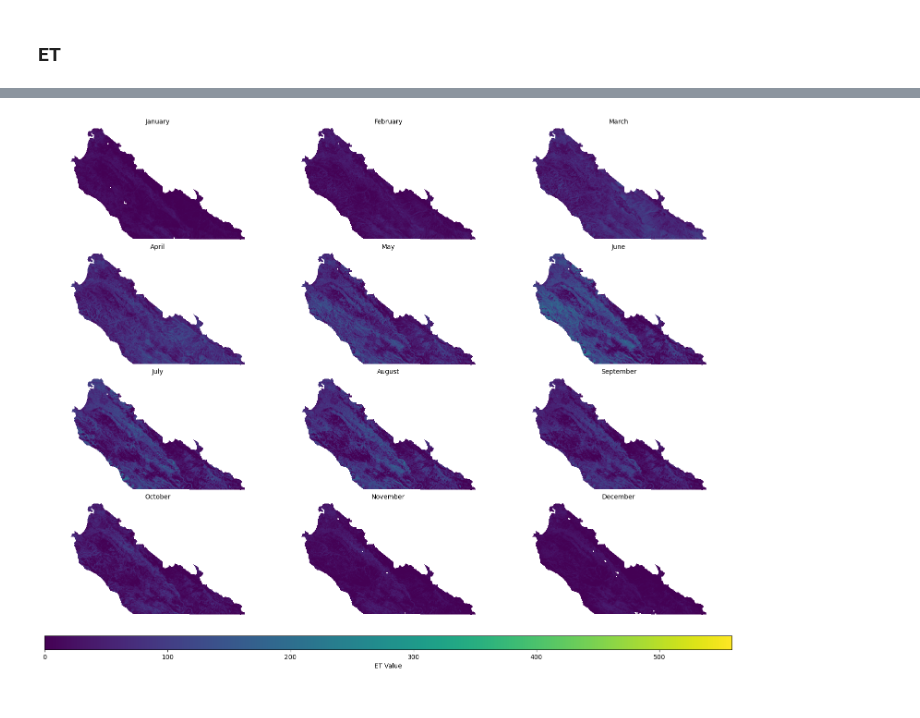
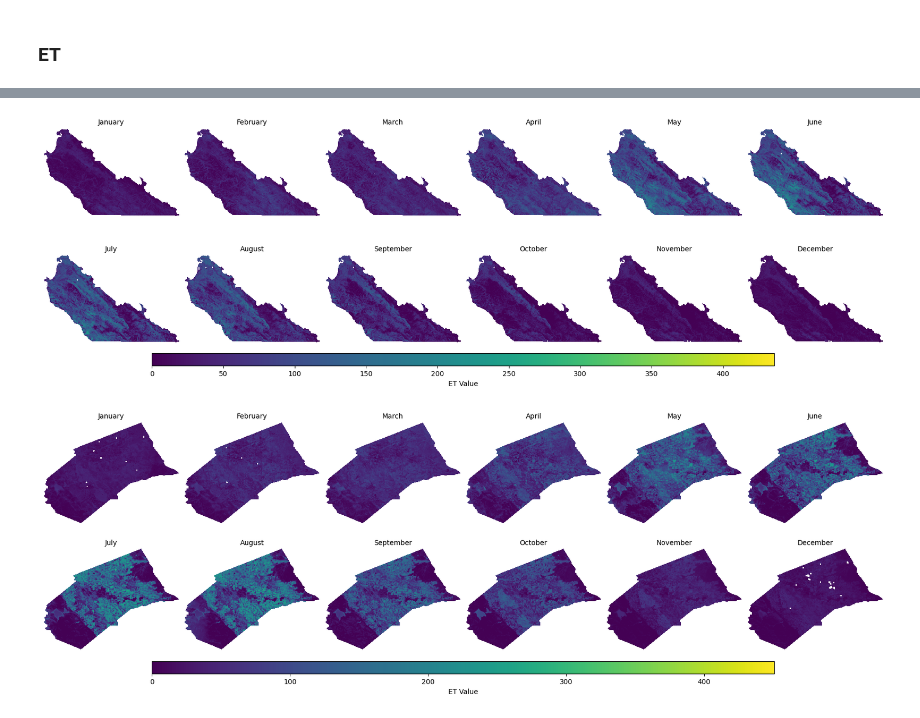
Before and after one commit to plant-ai-biophysics-lab/california-crop-yield-benchmark, a Jupyter notebook: dataset/download_county_dataset/download_et_data.ipynb, the cells around one changed output, grey strips where cells are left out. Cells and saved outputs as stored; diff of their text form; code cells hidden in the pictures.

```diff
--- a/dataset/download_county_dataset/download_et_data.ipynb
+++ b/dataset/download_county_dataset/download_et_data.ipynb
@@ -85,53 +31,10 @@ Export task Yolo_OpenET_2022_12 started.
-# %%
-import os
-import rasterio
-import numpy as np
-import matplotlib.pyplot as plt
-
-# Function to plot 12 TIFF files
-def plot_tiff_files(folder_path):
-    # Get a list of all TIFF files in the folder
-    tiff_files = [os.path.join(folder_path, f) for f in os.listdir(folder_path) if f.endswith('.tiff') or f.endswith('.tif')]
-
-    # Sort files for consistent order
-    tiff_files.sort()
-
-    # Month names for titles
-    months = ["January", "February", "March", "April", "May", "June", "July", "August", "September", "October", "November", "December"]
-
-    # Read all TIFF files and store data in a list
-    data_list = []
-    for tiff_file in tiff_files:
-        with rasterio.open(tiff_file) as src:
-            data = src.read(1)  # Read the first band
-            data_list.append(data)
-
-    # Determine the global min and max values across all files
-    global_min = min([np.nanmin(data) for data in data_list])
-    global_max = max([np.nanmax(data) for data in data_list])
-
-    # Set up the plot grid
-    fig, axes = plt.subplots(4, 3, figsize=(15, 12), constrained_layout=True)
-    axes = axes.flatten()
-
-    # Plot each TIFF file
-    for i, (data, ax) in enumerate(zip(data_list, axes)):
-        im = ax.imshow(data, cmap='viridis', vmin=global_min, vmax=global_max)
-        ax.set_title(months[i], fontsize=10)
-        ax.axis('off')
-
-    # Remove any unused subplots
-    for ax in axes[len(data_list):]:
-        ax.axis('off')
-
-    # Add a single colorbar for the entire figure
-    cbar = fig.colorbar(im, ax=axes, orientation='horizontal', fraction=0.05, pad=0.04, aspect=50)
-    cbar.set_label('ET Value')
-
-    plt.show()
-
-# Example usage
-folder_path = "/data2/hkaman/Data/FoundationModel/Monterey/ET/2008"  # Replace with your folder path
-plot_tiff_files(folder_path)
-# %% [output]
-[figure, removed]
+# %%
+folder_path = "/data2/hkaman/Data/FoundationModel/Inputs/Monterey/Raw/ET/2020"  # Replace with your folder path
+util.plot_tiff_files(folder_path)
+# %% [output]
+[figure, added]
+# %%
+folder_path = "/data2/hkaman/Data/FoundationModel/Inputs/Merced/Raw/ET/2020"  # Replace with your folder path
+util.plot_tiff_files(folder_path)
+# %% [output]
+[figure, added]
```
Also changed, not shown: parts of 3 cells of this notebook, 20 other files.
